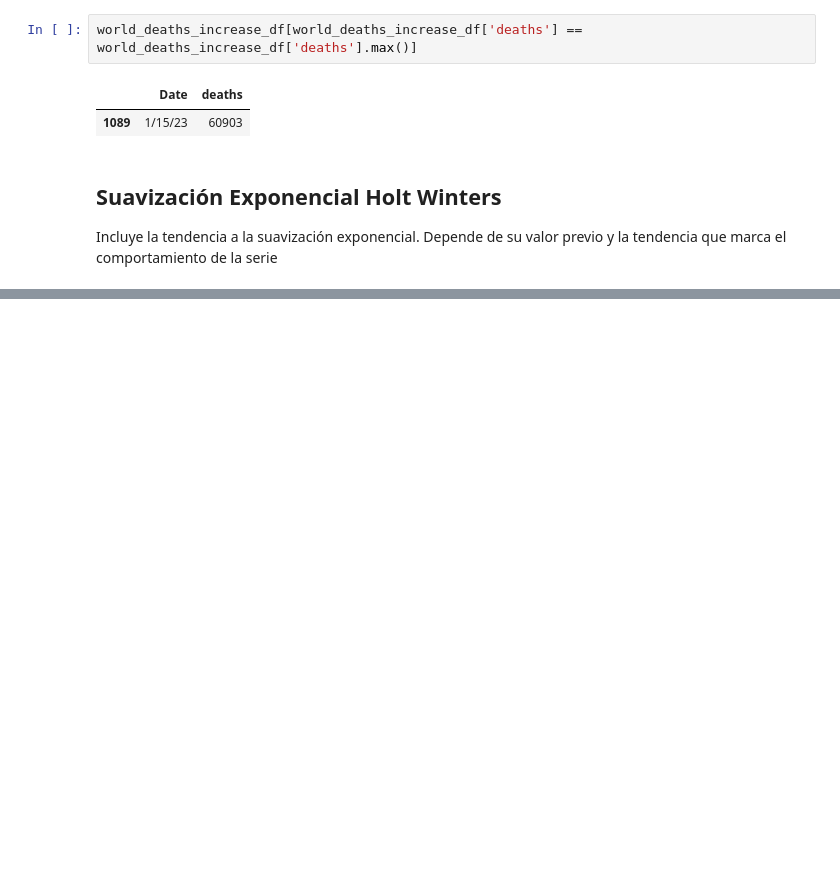
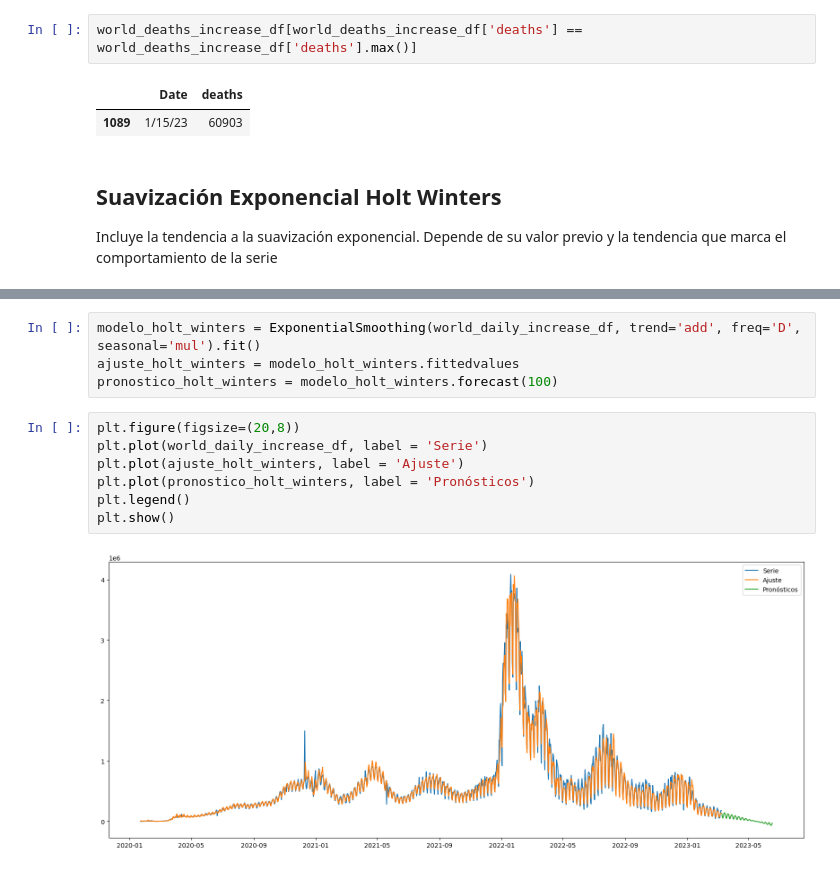
Before and after one commit to SGiraldoZ/NBs_BI, a Jupyter notebook: series_tiempo2.ipynb, the cells around one changed output, grey strips where cells are left out. Cells and saved outputs as stored; diff of their text form; blank space fills up the shorter version.

```diff
--- a/series_tiempo2.ipynb
+++ b/series_tiempo2.ipynb
@@ -211,0 +284,13 @@ Incluye la tendencia a la suavización exponencial. Depende de su valor previo y
+# %%
+modelo_holt_winters = ExponentialSmoothing(world_daily_increase_df, trend='add', freq='D', seasonal='mul').fit()
+ajuste_holt_winters = modelo_holt_winters.fittedvalues
+pronostico_holt_winters = modelo_holt_winters.forecast(100)
+# %%
+plt.figure(figsize=(20,8))
+plt.plot(world_daily_increase_df, label = 'Serie')
+plt.plot(ajuste_holt_winters, label = 'Ajuste')
+plt.plot(pronostico_holt_winters, label = 'Pronósticos')
+plt.legend()
+plt.show()
+# %% [output]
+[figure, added]
```
Also changed, not shown: parts of 13 cells of this notebook, 1 other file.
